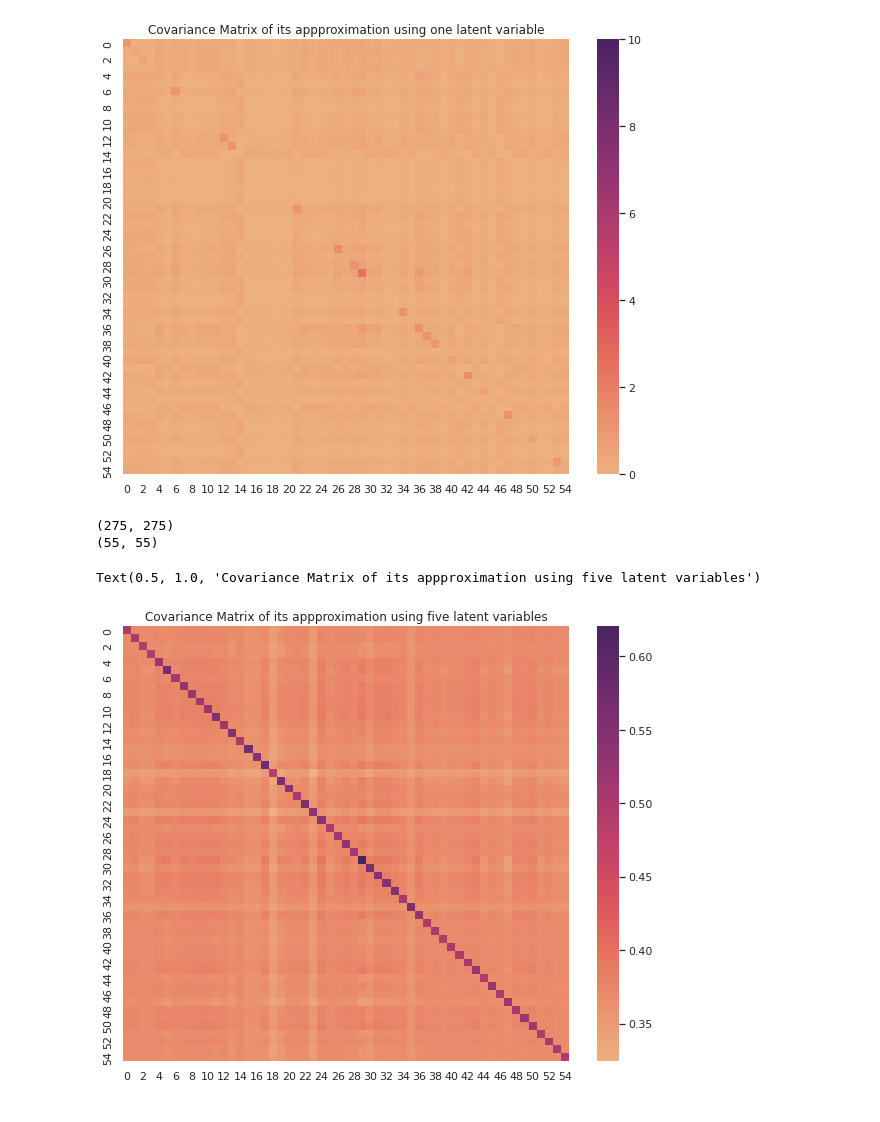
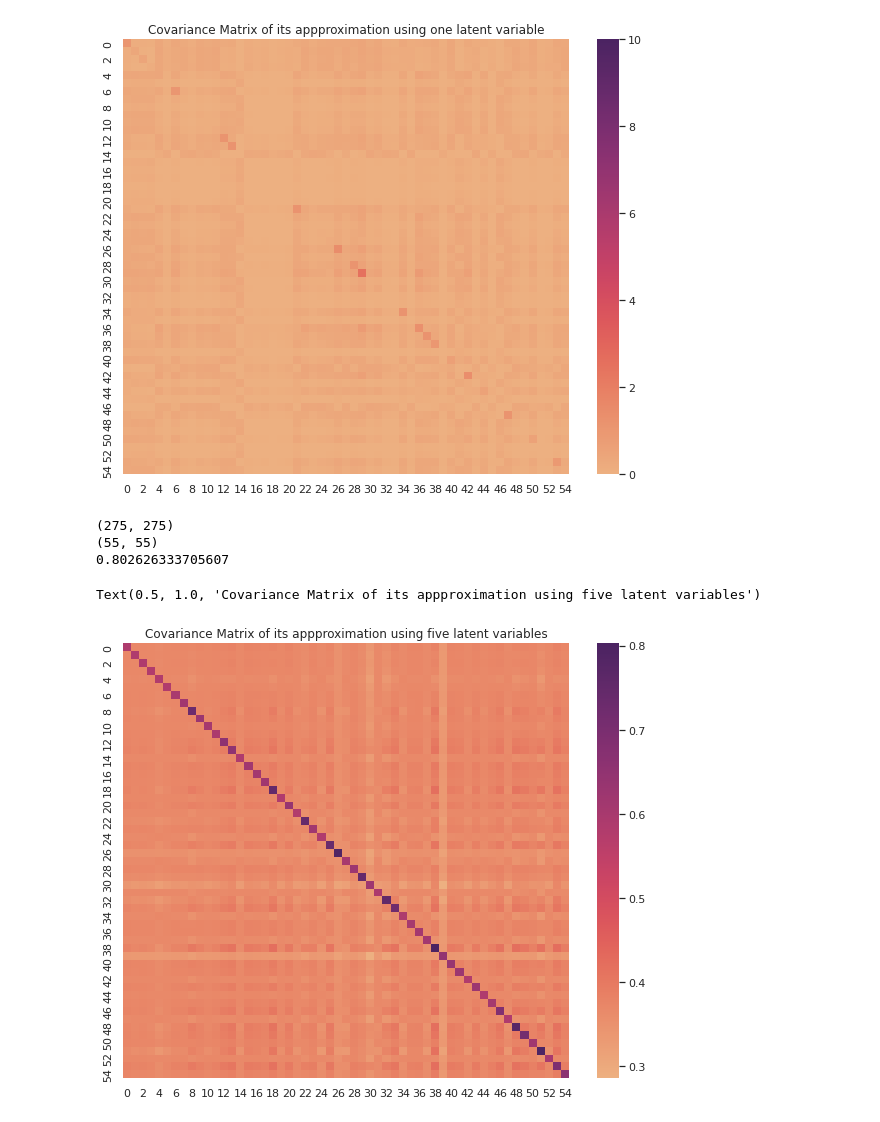
Before and after one commit to Vanessa-Ts/neuralDS, a Jupyter notebook: Ex8/notebooks/CodingLab8.ipynb, the cells around one changed output. Saved outputs shown, nothing was run; the diff lists cells and outputs as text; code cells hidden in the pictures.

```diff
--- a/Ex8/notebooks/CodingLab8.ipynb
+++ b/Ex8/notebooks/CodingLab8.ipynb
@@ -446,18 +446,22 @@ Text(0.5, 1.0, 'Covariance Matrix of its appproximation using one latent variabl
 # %%
 # Plot approximation using five latent variables
 print(str(np.shape(cov_5)))
 cov5_mean = np.zeros((55,55))
 for i in range(55):
     for j in range(55):
-        cov5_mean[i,j] = np.mean(cov_5[i*5:i*5+5, j*5:j*5+5])
+        # compute mean of cov5, multiplication with 3 for visuability
+        cov5_mean[i,j] = np.mean(cov_5[i*3:i*3+3, j*3:j*3+3])
 
 print(str(np.shape(cov5_mean)))
+
+print(str(np.max(cov5_mean)))
 
 plt.figure(figsize=(10,8))
 sns.heatmap(cov5_mean, cmap=sns.color_palette("flare", as_cmap=True))
 plt.title('Covariance Matrix of its appproximation using five latent variables')
 # %% [output]
 (275, 275)
 (55, 55)
+0.802626333705607
 Text(0.5, 1.0, 'Covariance Matrix of its appproximation using five latent variables')
-[figure, old version]
+[figure, new version]
```
